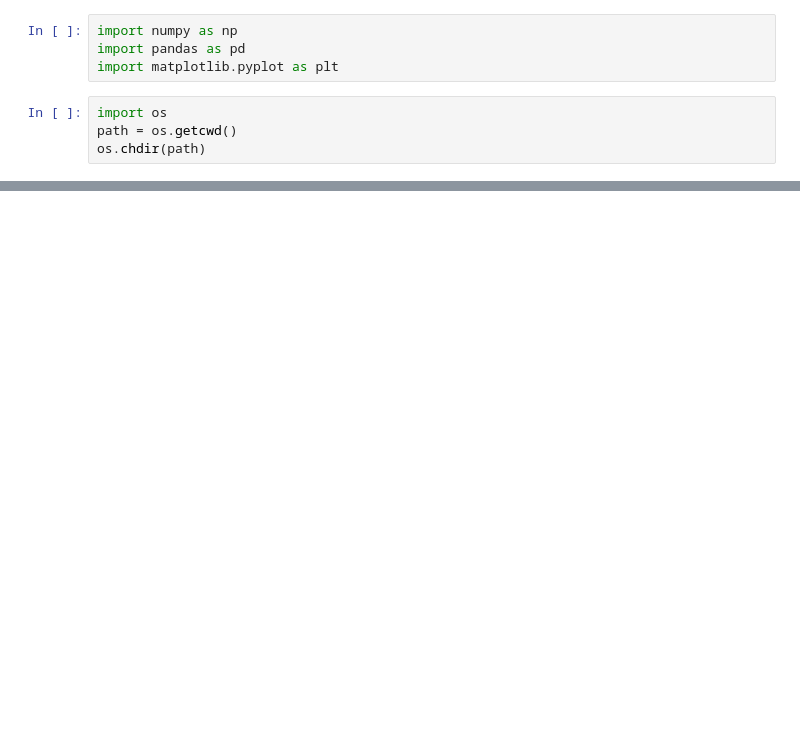
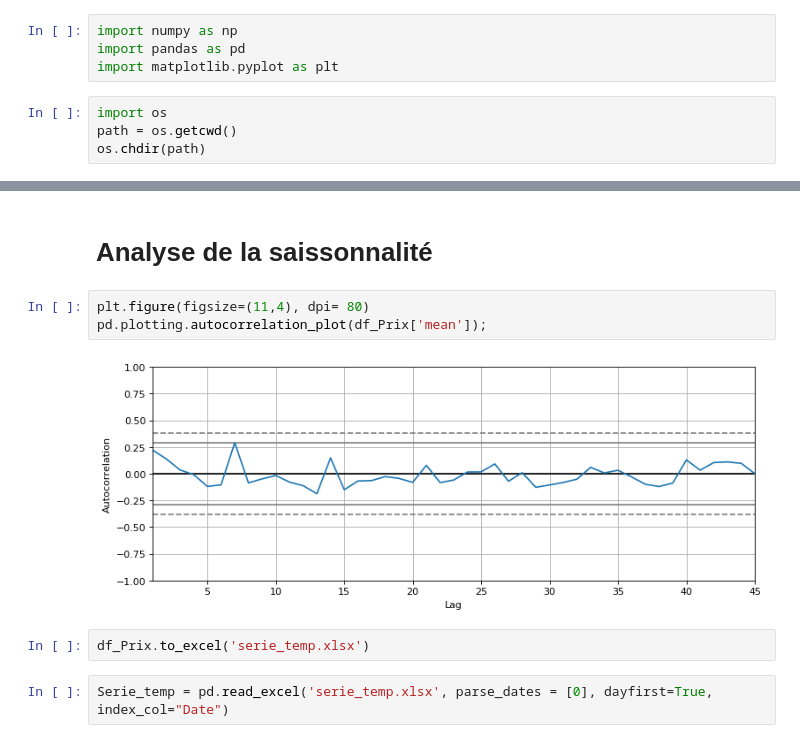
Before and after one commit to fsalaun29/Prediction-prix-hotels-Paris, a Jupyter notebook: code_python.ipynb, the cells around one changed output, grey strips where cells are left out. Cells and saved outputs as stored; diff of their text form; blank space fills up the shorter version.

```diff
--- a/code_python.ipynb
+++ b/code_python.ipynb
@@ -64,0 +255,11 @@ The 'normed' kwarg was deprecated in Matplotlib 2.1 and will be removed in 3.1.
+# %% [markdown]
+# Analyse de la saissonnalité
+# %%
+plt.figure(figsize=(11,4), dpi= 80)
+pd.plotting.autocorrelation_plot(df_Prix['mean']);
+# %% [output]
+[figure, added]
+# %%
+df_Prix.to_excel('serie_temp.xlsx')
+# %%
+Serie_temp = pd.read_excel('serie_temp.xlsx', parse_dates = [0], dayfirst=True, index_col="Date")
```
Also changed, not shown: parts of 47 cells of this notebook.
